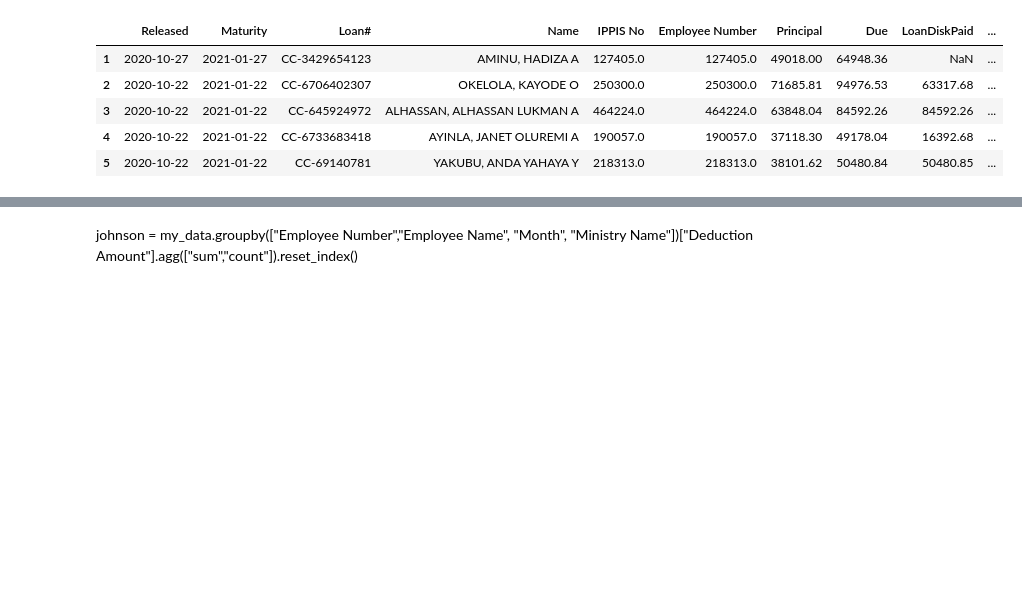
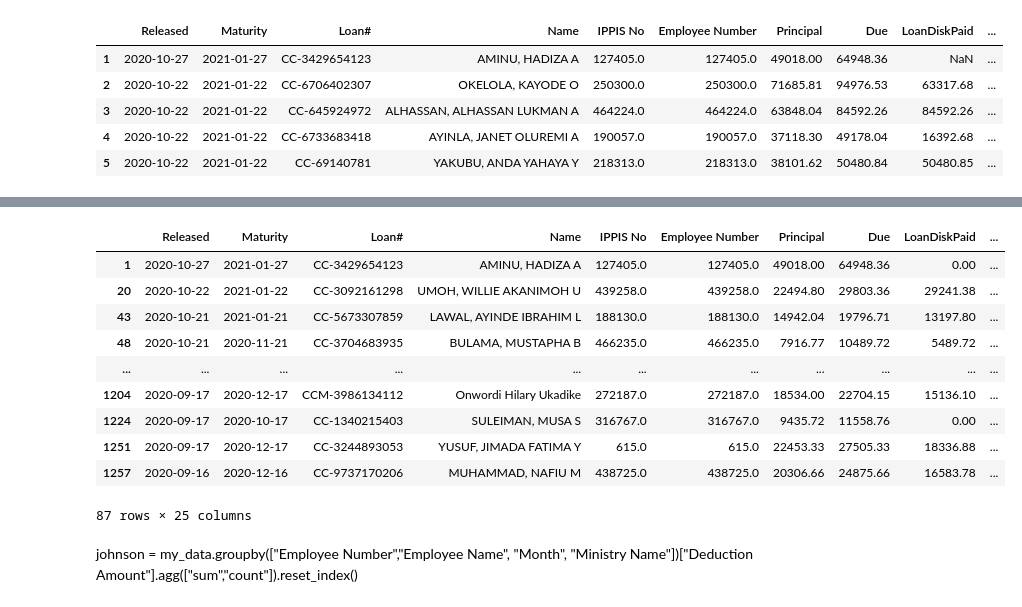
Before and after one commit to dtekluva/cohort3b8wd, a Jupyter notebook: davinchi/IPPIS/ippis_exercise.ipynb, the cells around one changed output, grey strips where cells are left out. Drawn from its saved outputs; the diff is of its cells as text; code cells hidden in the pictures; blank space fills up the shorter version.

```diff
--- a/davinchi/IPPIS/ippis_exercise.ipynb
+++ b/davinchi/IPPIS/ippis_exercise.ipynb
@@ -231,0 +257,16 @@ dfa.to_csv('not_deducted.csv', index=False)
+# %%
+excess_df = gh['Loan status'] == 'Excess Payment'
+excess_data = gh[excess_df]
+excess_data
+# %% [output]
+|  | Released | Maturity | Loan# | Name | IPPIS No | Employee Number | Principal | Due | LoanDiskPaid | ... |
+| 1 | 2020-10-27 | 2021-01-27 | CC-3429654123 | AMINU, HADIZA A | 127405.0 | 127405.0 | 49018.00 | 64948.36 | 0.00 | ... |
+| 20 | 2020-10-22 | 2021-01-22 | CC-3092161298 | UMOH, WILLIE AKANIMOH U | 439258.0 | 439258.0 | 22494.80 | 29803.36 | 29241.38 | ... |
+| 43 | 2020-10-21 | 2021-01-21 | CC-5673307859 | LAWAL, AYINDE IBRAHIM L | 188130.0 | 188130.0 | 14942.04 | 19796.71 | 13197.80 | ... |
+| 48 | 2020-10-21 | 2020-11-21 | CC-3704683935 | BULAMA, MUSTAPHA B | 466235.0 | 466235.0 | 7916.77 | 10489.72 | 5489.72 | ... |
+| ... | ... | ... | ... | ... | ... | ... | ... | ... | ... | ... |
+| 1204 | 2020-09-17 | 2020-12-17 | CCM-3986134112 | Onwordi Hilary Ukadike | 272187.0 | 272187.0 | 18534.00 | 22704.15 | 15136.10 | ... |
+| 1224 | 2020-09-17 | 2020-10-17 | CC-1340215403 | SULEIMAN, MUSA S | 316767.0 | 316767.0 | 9435.72 | 11558.76 | 0.00 | ... |
+| 1251 | 2020-09-17 | 2020-12-17 | CC-3244893053 | YUSUF, JIMADA FATIMA Y | 615.0 | 615.0 | 22453.33 | 27505.33 | 18336.88 | ... |
+| 1257 | 2020-09-16 | 2020-12-16 | CC-9737170206 | MUHAMMAD, NAFIU M | 438725.0 | 438725.0 | 20306.66 | 24875.66 | 16583.78 | ... |
+87 rows × 25 columns
```
Also changed, not shown: parts of 30 cells of this notebook, 2 other files.
